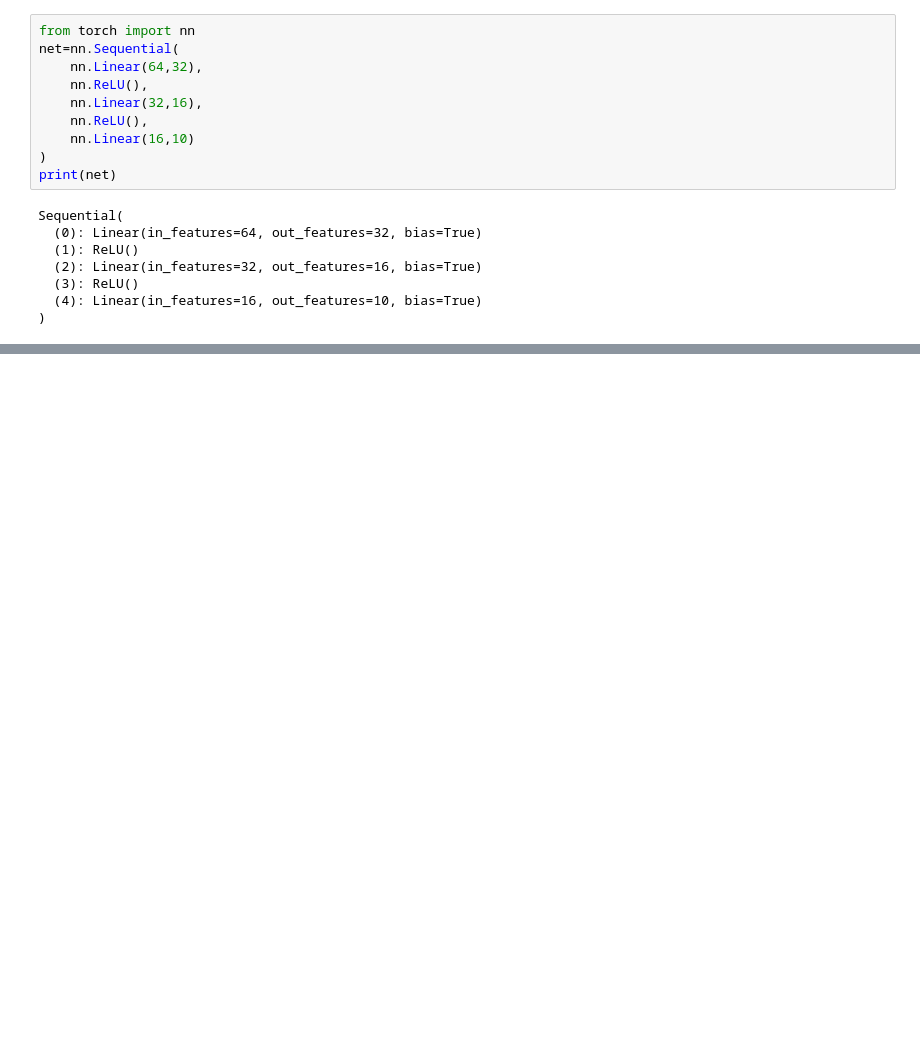
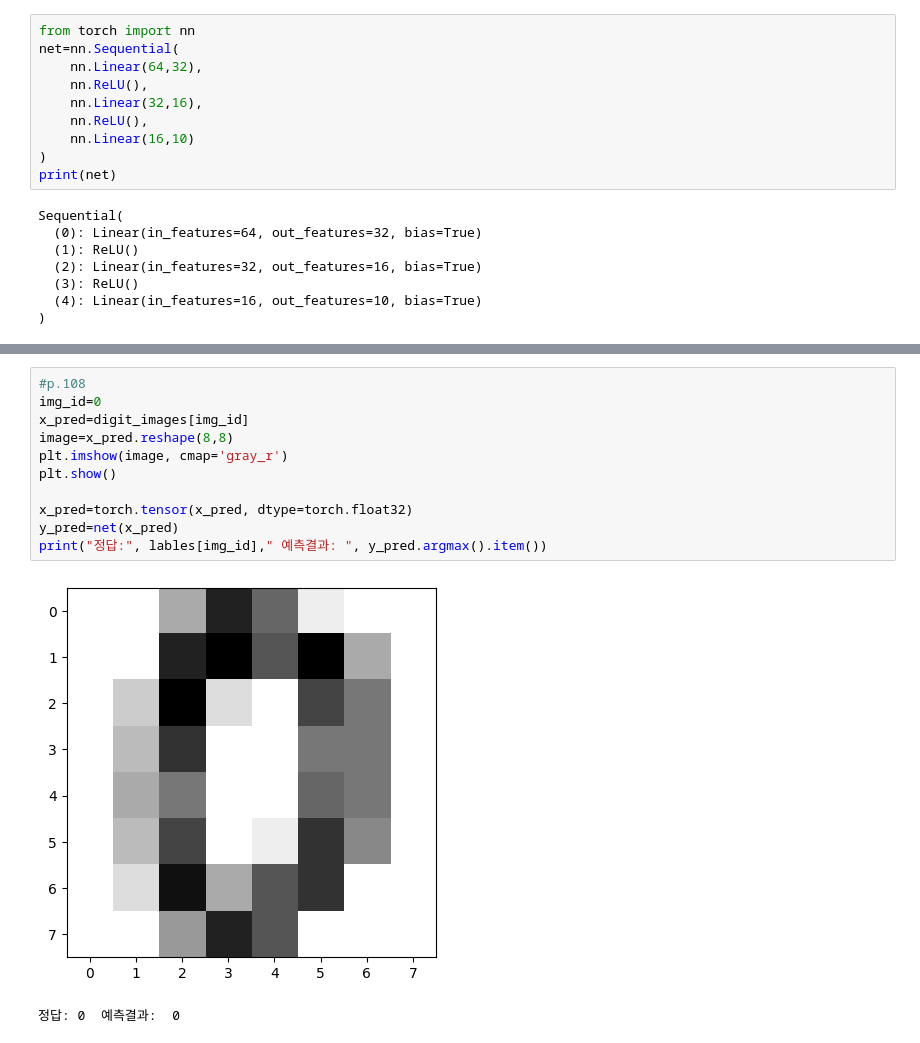
Before and after one commit to ChoYeongjo/book-pytorch-ai-app-practice, a Jupyter notebook: 250908_book_AI_app.ipynb, the cells around one changed output, grey strips where cells are left out. Saved outputs shown, nothing was run; the diff lists cells and outputs as text; blank space fills up the shorter version.

```diff
--- a/250908_book_AI_app.ipynb
+++ b/250908_book_AI_app.ipynb
@@ -118,0 +112,14 @@ Epoch: 800, Loss_Train: 0.108, Loss_Test:0.197
+# %%
+#p.108
+img_id=0
+x_pred=digit_images[img_id]
+image=x_pred.reshape(8,8)
+plt.imshow(image, cmap='gray_r')
+plt.show()
+
+x_pred=torch.tensor(x_pred, dtype=torch.float32)
+y_pred=net(x_pred)
+print("정답:", lables[img_id]," 예측결과: ", y_pred.argmax().item())
+# %% [output]
+[figure, added]
+정답: 0  예측결과:  0
```
Also changed, not shown: parts of 15 cells of this notebook.
